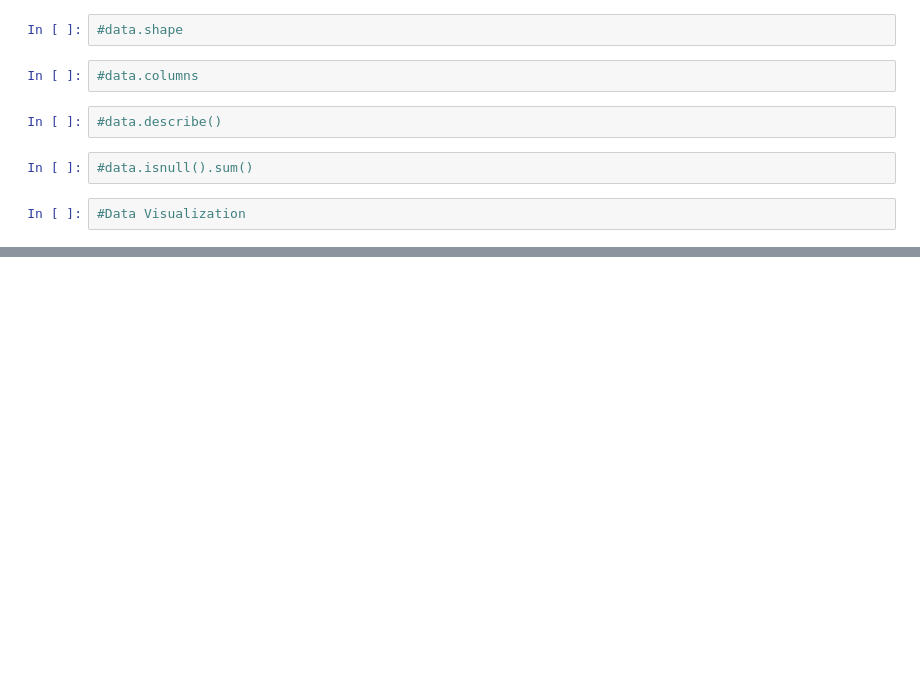
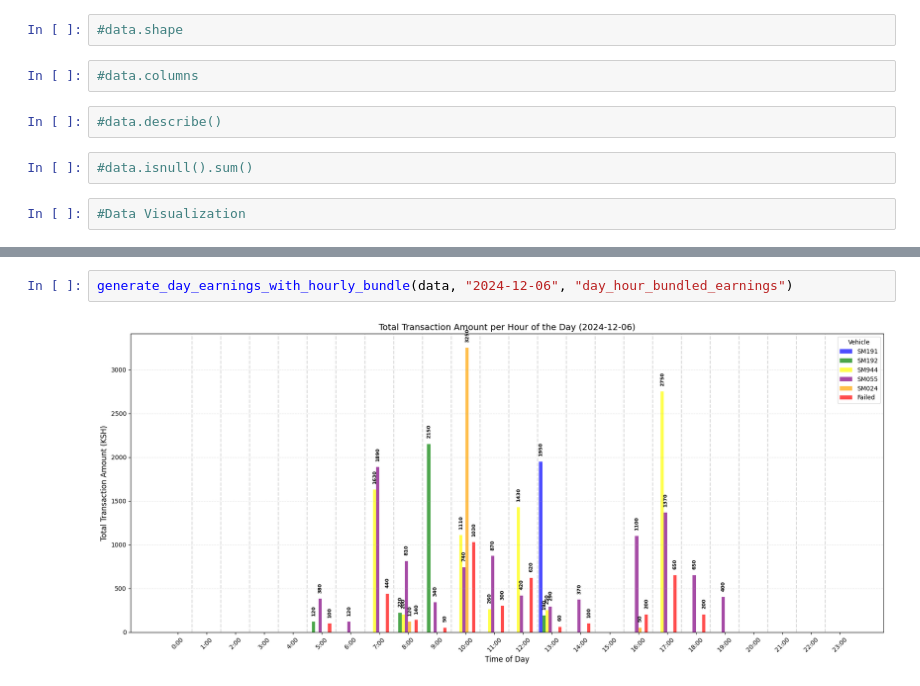
Before and after one commit to TJselevani/python-analysis, a Jupyter notebook: eda/day.ipynb, the cells around one changed output, grey strips where cells are left out. Saved outputs shown, nothing was run; the diff lists cells and outputs as text; blank space fills up the shorter version.

```diff
--- a/eda/day.ipynb
+++ b/eda/day.ipynb
@@ -105,0 +86,4 @@ vehicle_colors = {
+# %%
+generate_day_earnings_with_hourly_bundle(data, "2024-12-06", "day_hour_bundled_earnings")
+# %% [output]
+[figure, added]
```
Also changed, not shown: parts of 20 cells of this notebook, 30 other files.
